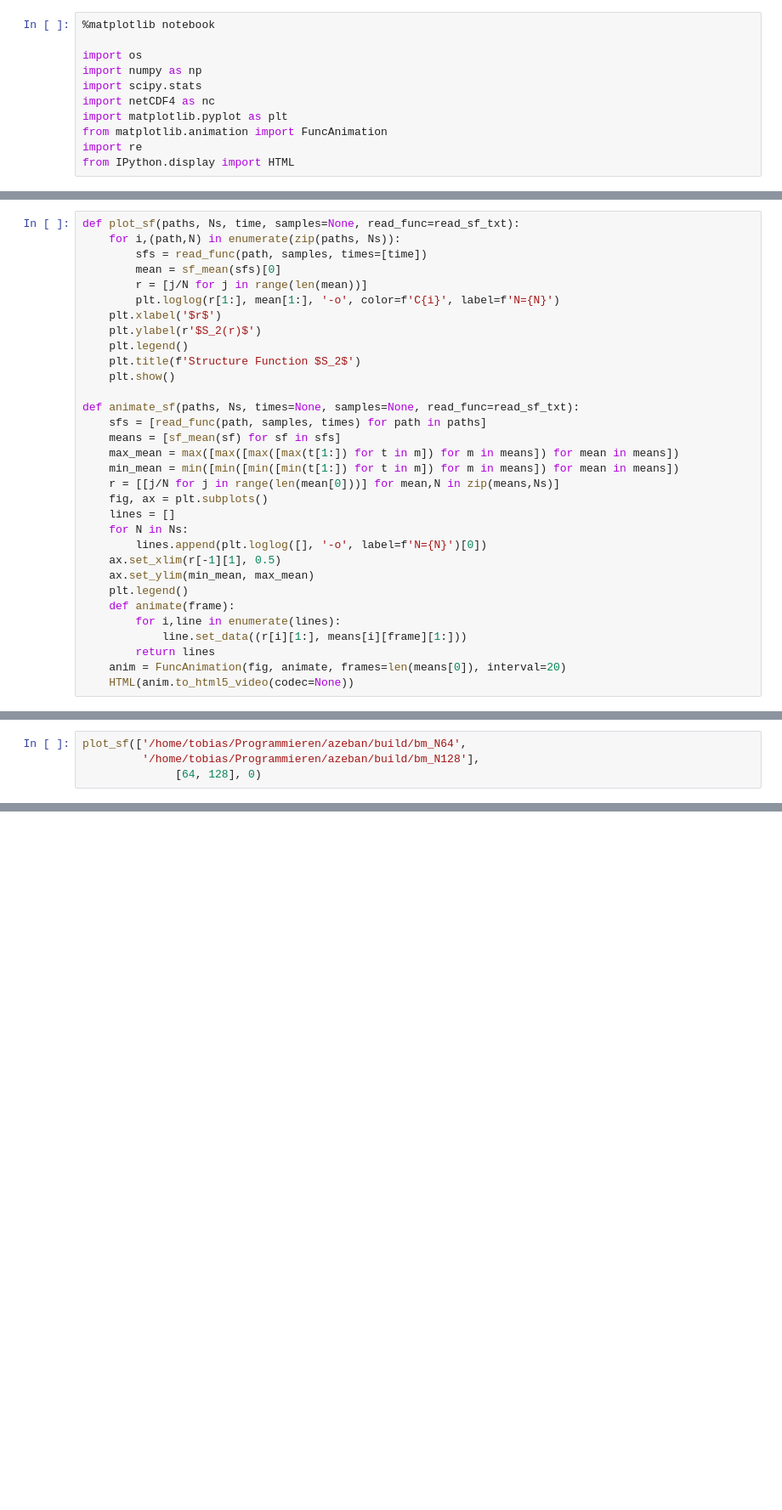
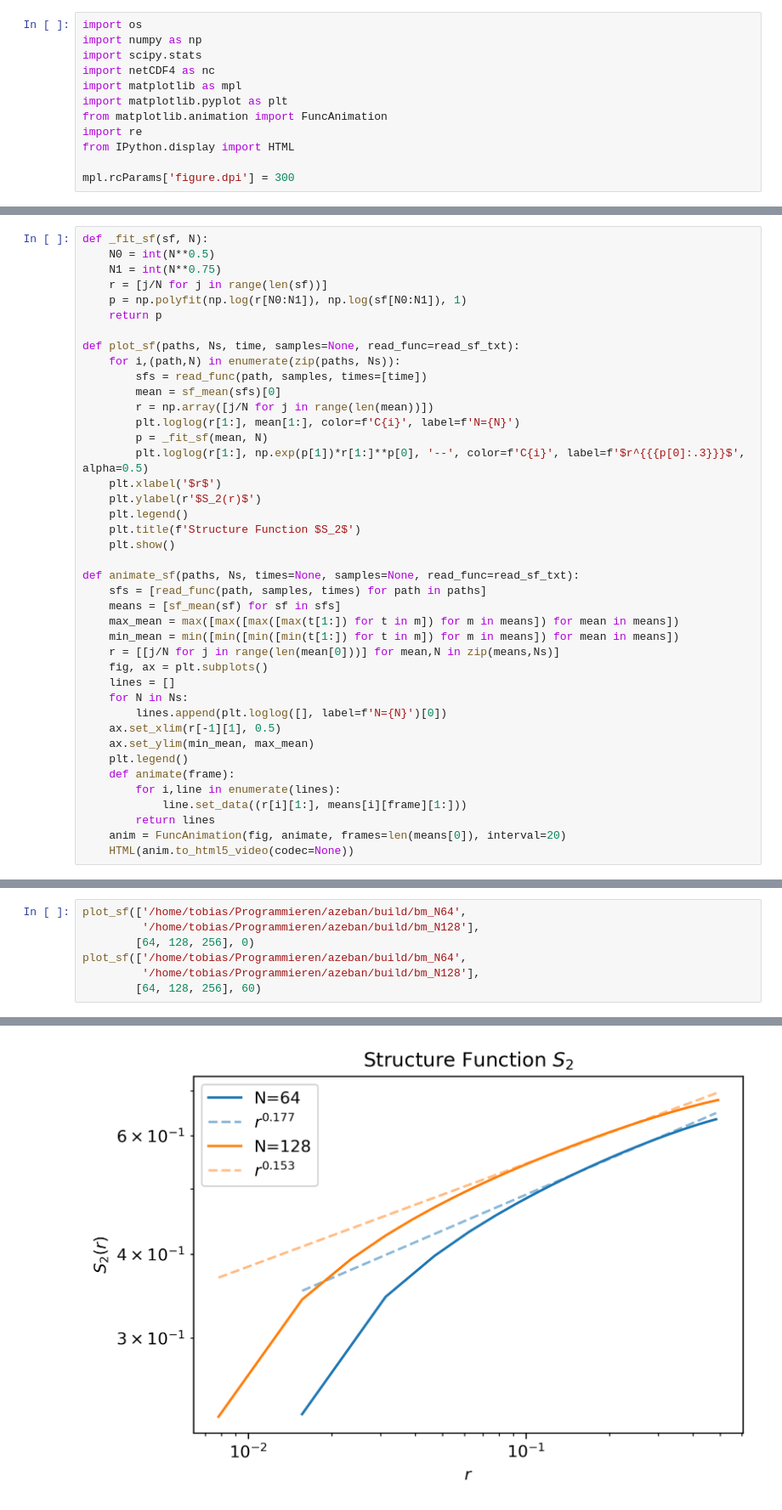
Before and after one commit to TobiasRohner/azeban, a Jupyter notebook: results/structure_funciton.ipynb, the cells around one changed output, grey strips where cells are left out. Shown at 85% size. Drawn from its saved outputs; the diff is of its cells as text; blank space fills up the shorter version.

```diff
--- a/results/structure_funciton.ipynb
+++ b/results/structure_funciton.ipynb
@@ -1,14 +1,15 @@
 # %%
-%matplotlib notebook
-
 import os
 import numpy as np
 import scipy.stats
 import netCDF4 as nc
+import matplotlib as mpl
 import matplotlib.pyplot as plt
 from matplotlib.animation import FuncAnimation
 import re
 from IPython.display import HTML
+
+mpl.rcParams['figure.dpi'] = 300
 # %%
 def read_sf_txt(path, samples=None, times=None):
     files = os.listdir(path)
@@ -42,12 +43,21 @@ def sf_quantiles(sfs, q):
     quantiles = [np.quantile(sf, q, 0) for sf in sfs]
     return quantiles
 # %%
+def _fit_sf(sf, N):
+    N0 = int(N**0.5)
+    N1 = int(N**0.75)
+    r = [j/N for j in range(len(sf))]
+    p = np.polyfit(np.log(r[N0:N1]), np.log(sf[N0:N1]), 1)
+    return p
+
 def plot_sf(paths, Ns, time, samples=None, read_func=read_sf_txt):
     for i,(path,N) in enumerate(zip(paths, Ns)):
         sfs = read_func(path, samples, times=[time])
         mean = sf_mean(sfs)[0]
-        r = [j/N for j in range(len(mean))]
-        plt.loglog(r[1:], mean[1:], '-o', color=f'C{i}', label=f'N={N}')
+        r = np.array([j/N for j in range(len(mean))])
+        plt.loglog(r[1:], mean[1:], color=f'C{i}', label=f'N={N}')
+        p = _fit_sf(mean, N)
+        plt.loglog(r[1:], np.exp(p[1])*r[1:]**p[0], '--', color=f'C{i}', label=f'$r^{{{p[0]:.3}}}$', alpha=0.5)
     plt.xlabel('$r$')
     plt.ylabel(r'$S_2(r)$')
     plt.legend()
@@ -63,7 +73,7 @@ def animate_sf(paths, Ns, times=None, samples=None, read_func=read_sf_txt):
     fig, ax = plt.subplots()
     lines = []
     for N in Ns:
-        lines.append(plt.loglog([], '-o', label=f'N={N}')[0])
+        lines.append(plt.loglog([], label=f'N={N}')[0])
     ax.set_xlim(r[-1][1], 0.5)
     ax.set_ylim(min_mean, max_mean)
     plt.legend()
@@ -76,5 +88,8 @@ def animate_sf(paths, Ns, times=None, samples=None, read_func=read_sf_txt):
 # %%
 plot_sf(['/home/tobias/Programmieren/azeban/build/bm_N64',
          '/home/tobias/Programmieren/azeban/build/bm_N128'],
-              [64, 128], 0)
+        [64, 128, 256], 0)
+plot_sf(['/home/tobias/Programmieren/azeban/build/bm_N64',
+         '/home/tobias/Programmieren/azeban/build/bm_N128'],
+        [64, 128, 256], 60)
 # %% [output]
@@ -82,0 +96 @@ plot_sf(['/home/tobias/Programmieren/azeban/build/bm_N64',
+[figure, added]
```
Also changed, not shown: parts of 3 cells of this notebook, 1 other file.
